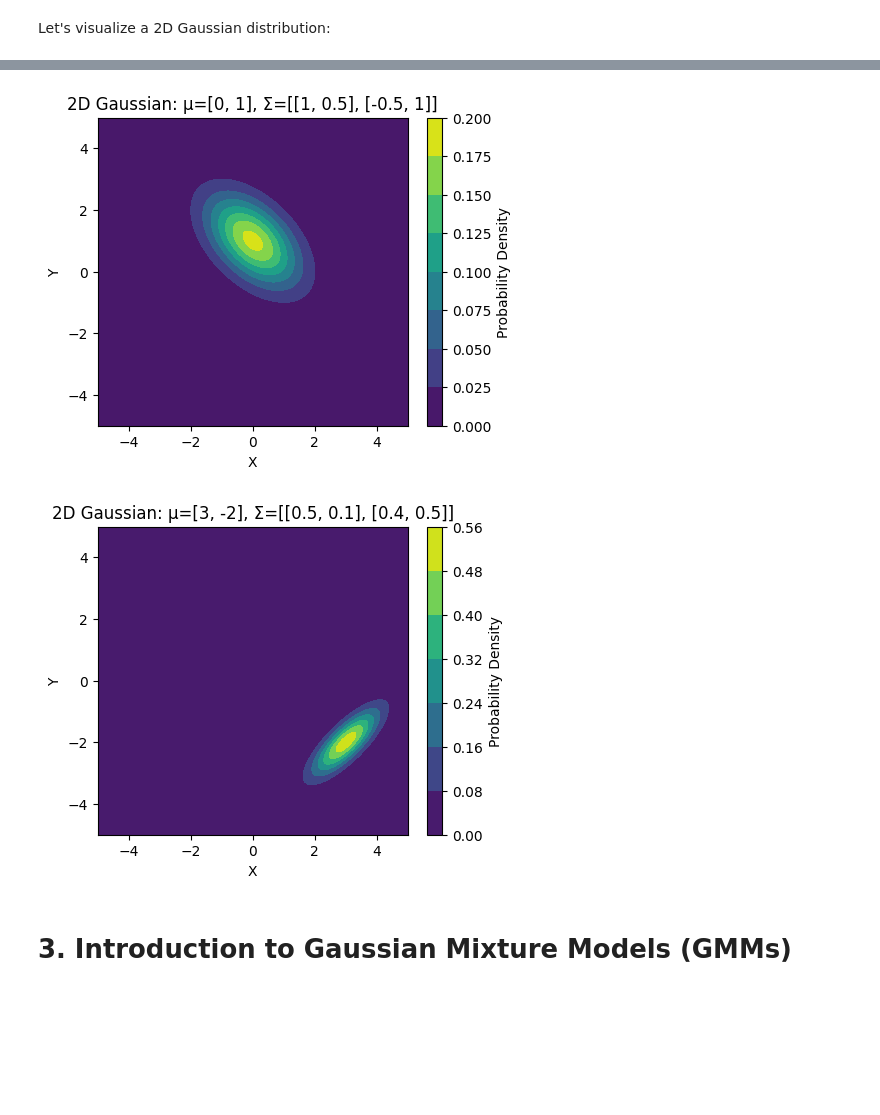
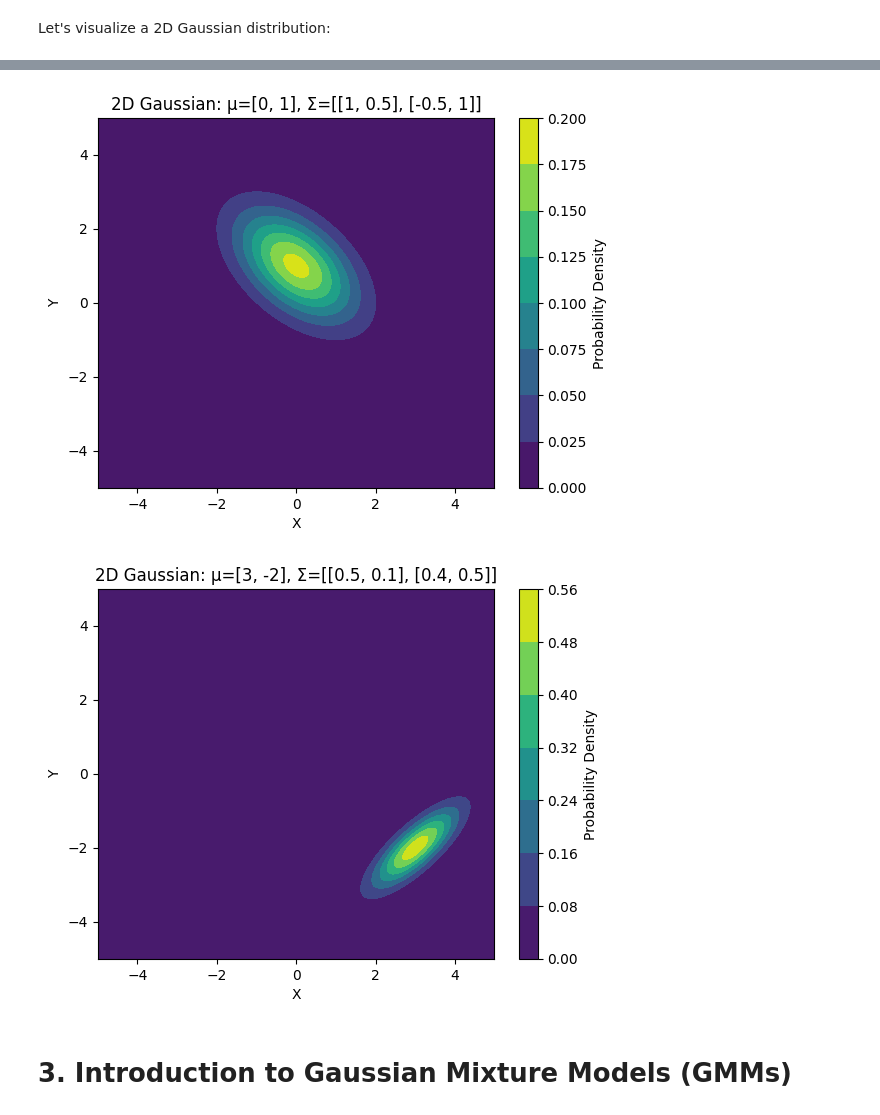
Before and after one commit to Tzu-Liang/COMP64101-Reasoning-and-Learning-under-Uncertainty-Module, a Jupyter notebook: Labs/Lab_Prob&Stats.ipynb, the cells around one changed output, grey strips where cells are left out. Cells and saved outputs as stored; diff of their text form; code cells hidden in the pictures; blank space fills up the shorter version.

```diff
--- a/Labs/Lab_Prob&Stats.ipynb
+++ b/Labs/Lab_Prob&Stats.ipynb
@@ -99,7 +99,7 @@ def plot_2d_gaussian(mu, cov):
     pos = np.dstack((x, y))
     rv = multivariate_normal(mu, cov)
 
-    fig, axesa = plt.subplots(2, 2, figsize=(5, 4))
+    #fig, axesa = plt.subplots(2, 2, figsize=(5, 4))
     plt.contourf(x, y, rv.pdf(pos), cmap='viridis')
     plt.colorbar(label='Probability Density')
     plt.title(f'2D Gaussian: μ={mu}, Σ={cov}')
@@ -132,5 +132,5 @@ plot_2d_gaussian(mu4, cov4)
-[figure, old version]
+[figure, new version]
-[figure, old version]
+[figure, new version]
 # %% [markdown]
 # 3. Introduction to Gaussian Mixture Models (GMMs)
 # %% [markdown]
```
Also changed, not shown: parts of 11 cells of this notebook.
